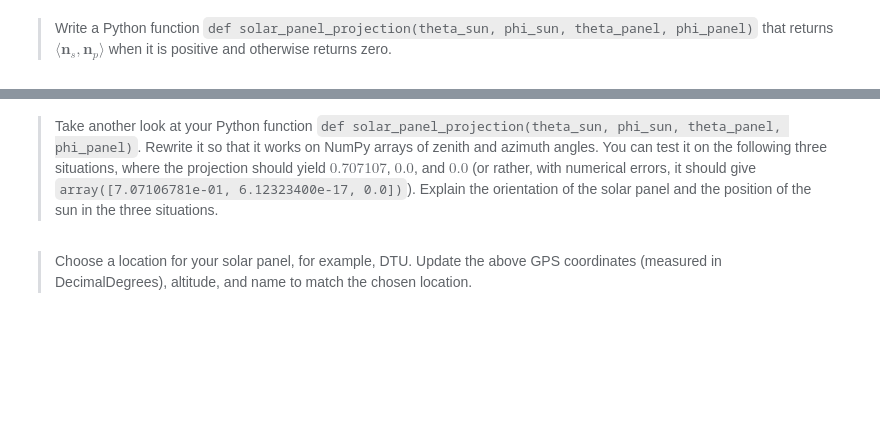
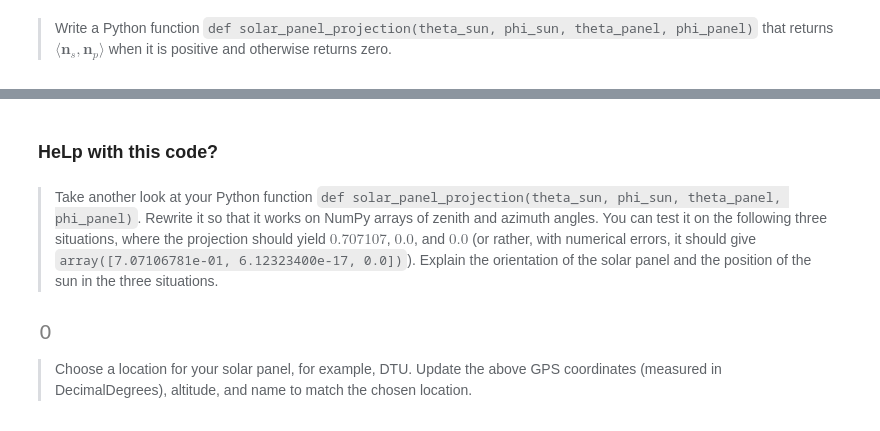
Before and after one commit to Romultra/Ultra-solar-panels, a Jupyter notebook: Questions.ipynb, the cells around one changed output, grey strips where cells are left out. Cells and saved outputs as stored; diff of their text form; code cells hidden in the pictures; blank space fills up the shorter version.

Commit message:
numpy code in solar position projection

```diff
--- a/Questions.ipynb
+++ b/Questions.ipynb
@@ -108,17 +106,32 @@ def solar_panel_projection(alpha_sun, phi_sun, alpha_panel, phi_panel):
         return 0
     else:
         return u_s__u_p
+# %% [markdown]
+### HeLp with this code?
 # %% [markdown]
 > Take another look at your Python function `def solar_panel_projection(theta_sun, phi_sun, theta_panel, phi_panel)`. Rewrite it so that it works on NumPy arrays of zenith and azimuth angles. You can test it on the following three situations, where the projection should yield $0.707107$, $0.0$, and $0.0$ (or rather, with numerical errors, it should give `array([7.07106781e-01, 6.12323400e-17, 0.0])`). Explain the orientation of the solar panel and the position of the sun in the three situations.
-# %%
-def solar_panel_projection(sun_angles: np, panel_angles: np): #(zenith, azimuth)
-    u_p = cos(panel_angles[0]) * Matrix([[cos(panel_angles[1])], [sin(panel_angles[1])], [tan(panel_angles[0])]])
-    u_s = cos(sun_angles[1]) * Matrix([[cos(sun_angles[0])], [sin(sun_angles[0])], [tan(sun_angles[1])]])
-    u_s__u_p = u_s.dot(u_p).simplify()
-    if u_s__u_p < 0:
-        return 0
-    else:
-        return u_s__u_p
+# %%
+def solar_panel_projection(theta_sun, phi_sun, theta_panel, phi_panel): #(zenith, azimuth)
+    alpha_sun = np.pi/2 - theta_sun
+    alpha_panel = np.pi/2 - theta_panel
+    u_p = np.cos(alpha_panel) * np.array([[np.cos(phi_panel)], [np.sin(phi_panel)], [np.tan(alpha_panel)]])
+    u_s = np.cos(alpha_sun) *np.array([[np.cos(phi_sun)], [np.sin(phi_sun)], [np.tan(alpha_sun)]])
+    u_s__u_p = np.dot(u_p.flatten(), u_s.flatten())
+    if u_s__u_p <0:
+        return 0
+    else:
+        return u_s__u_p
+# %%
+#Testing cell for above function
+
+theta_sun = np.array([np.pi / 4, np.pi / 2, 0.0])
+phi_sun = np.array([np.pi, np.pi / 2, 0.0])
+theta_panel = np.array([0.0, np.pi / 2, np.pi])
+phi_panel = np.array([np.pi, 0.0, 0.0])
+
+solar_panel_projection(theta_sun, phi_sun, theta_panel, phi_panel)
+# %% [output]
+[figure, added]
 # %% [markdown]
 > Choose a location for your solar panel, for example, DTU. Update the above GPS coordinates (measured in DecimalDegrees), altitude, and name to match the chosen location.
 # %% [markdown]
```
Also changed, not shown: parts of 1 cell of this notebook.
